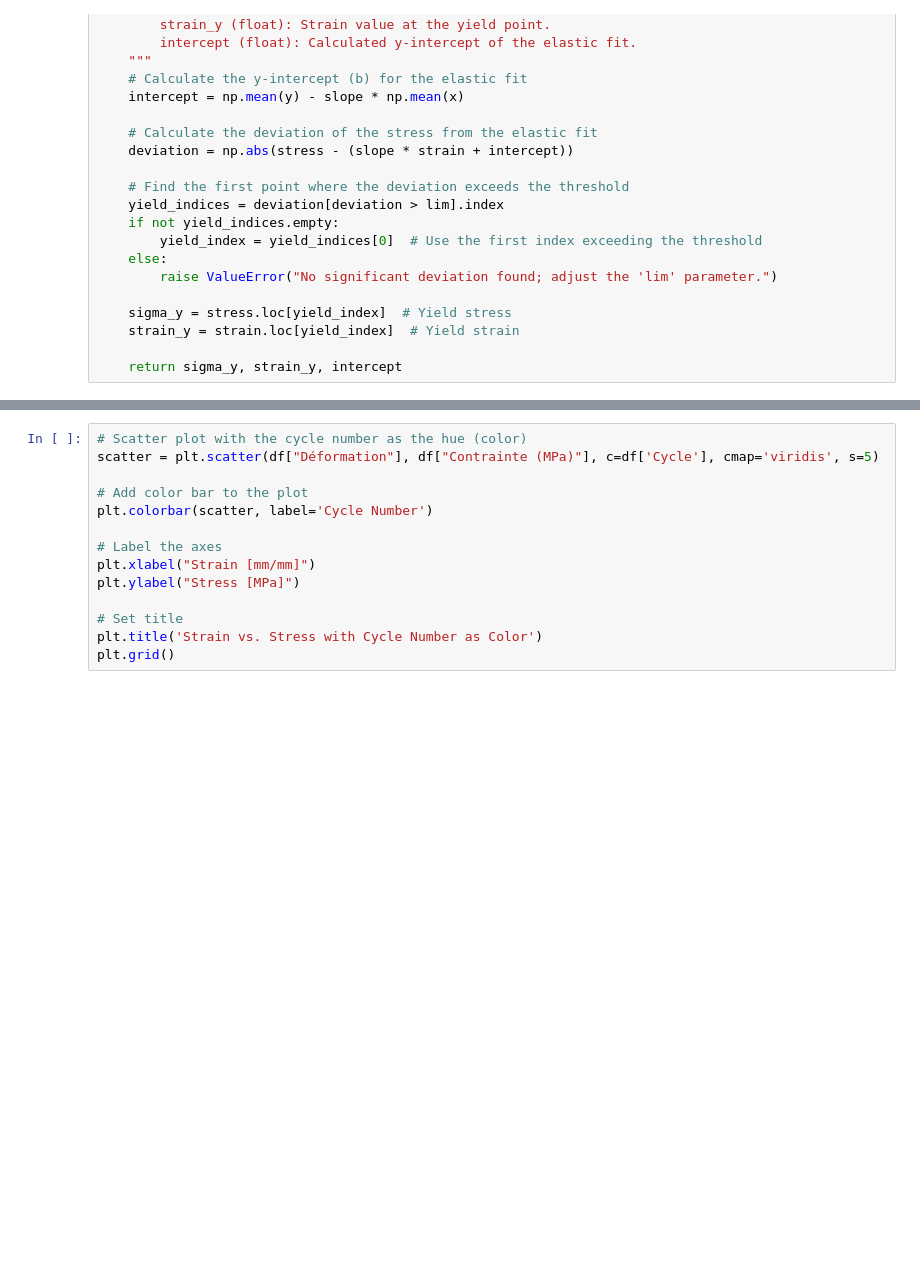
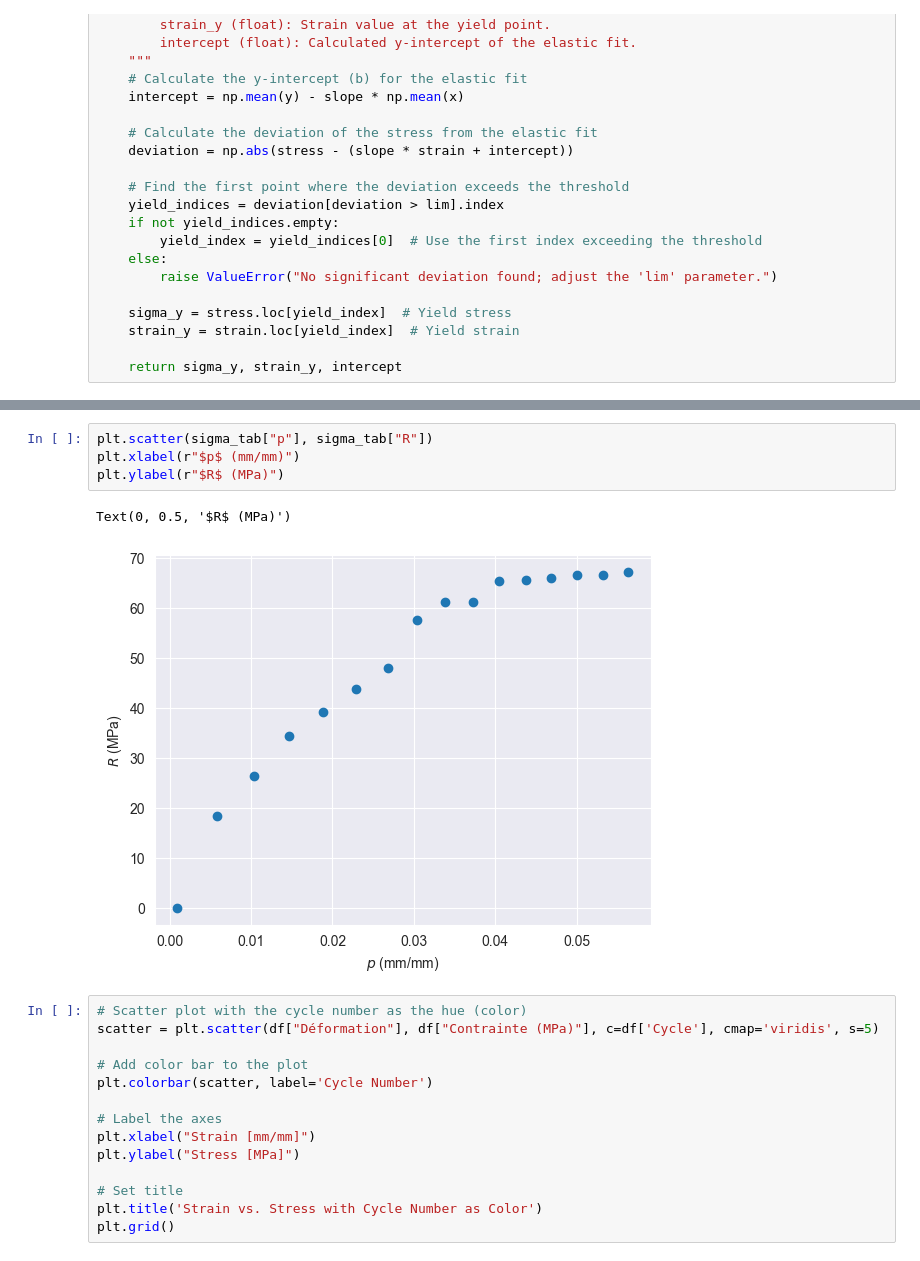
Before and after one commit to LouisPauchet/2024_INSA_MM_Project, a Jupyter notebook: ProcessingExperiement.ipynb, the cells around one changed output, grey strips where cells are left out. Drawn from its saved outputs; the diff is of its cells as text; blank space fills up the shorter version.

```diff
--- a/ProcessingExperiement.ipynb
+++ b/ProcessingExperiement.ipynb
@@ -281,3 +291,10 @@ sigma_tab
+# %%
+plt.scatter(sigma_tab["p"], sigma_tab["R"])
+plt.xlabel(r"$p$ (mm/mm)")
+plt.ylabel(r"$R$ (MPa)")
+# %% [output]
+Text(0, 0.5, '$R$ (MPa)')
+[figure, added]
 # %%
 # Scatter plot with the cycle number as the hue (color)
 scatter = plt.scatter(df["Déformation"], df["Contrainte (MPa)"], c=df['Cycle'], cmap='viridis', s=5)
```
Also changed, not shown: parts of 5 cells of this notebook.
